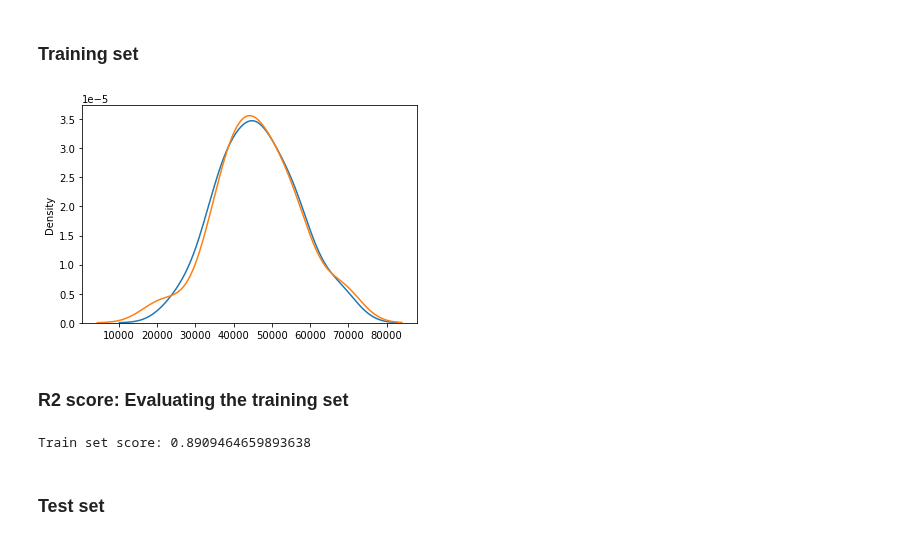
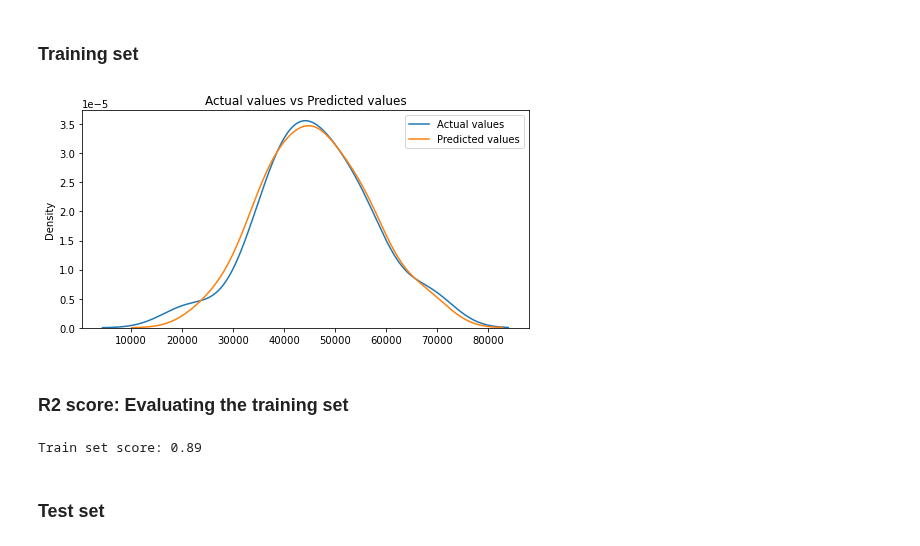
Before and after one commit to Justsecret123/NBA-Players-Stats-analysis, a Jupyter notebook: Prediction model using Points&Rebounds - Linear Regression.ipynb, the cells around one changed output. Saved outputs shown, nothing was run; the diff lists cells and outputs as text; code cells hidden in the pictures.

Commit message:
Some functional and design changes
Changes:
-Renamed variable names X,Y=X1,Y1;
-Created the plotting function, "distribution_plot";
-Modified plt.figsize from 8,8 to 8,4:

```diff
--- a/Prediction model using Points&Rebounds - Linear Regression.ipynb
+++ b/Prediction model using Points&Rebounds - Linear Regression.ipynb
@@ -146,7 +154,7 @@ from sklearn.model_selection import train_test_split
     <li>Test size: 15%</li>
 </ul>
 # %%
-x_train, x_test, y_train, y_test = train_test_split(X,Y,test_size=0.15,random_state=1)
+x_train, x_test, y_train, y_test = train_test_split(X1,Y1,test_size=0.15,random_state=1)
 # %%
 lm.fit(x_train,y_train)
 # %% [output]
@@ -158,20 +166,15 @@ Yhat_train = lm.predict(x_train)
 Yhat_test = lm.predict(x_test)
 # %% [markdown]
 <h3> Training set </h3>
-# %%
-plt.figure()
-
-ax1 = sns.kdeplot(Yhat_train, legend=True, label="Predicted values")
-ax2 = sns.kdeplot(y_train,ax=ax1, legend=True )
-
-plt.show()
-# %% [output]
-[figure, removed]
+# %%
+distribution_plot(y_train,Yhat_train)
+# %% [output]
+[figure, added]
 # %% [markdown]
 <h3> R2 score: Evaluating the training set </h3>
 # %%
-print(f"Train set score: {r2_score(y_train,Yhat_train)}")
+print(f"Train set score: {r2_score(y_train,Yhat_train):.2f}")
 # %% [output]
-Train set score: 0.8909464659893638
+Train set score: 0.89
 # %% [markdown]
 <h3> Test set </h3>
```
Also changed, not shown: parts of 22 cells of this notebook.
